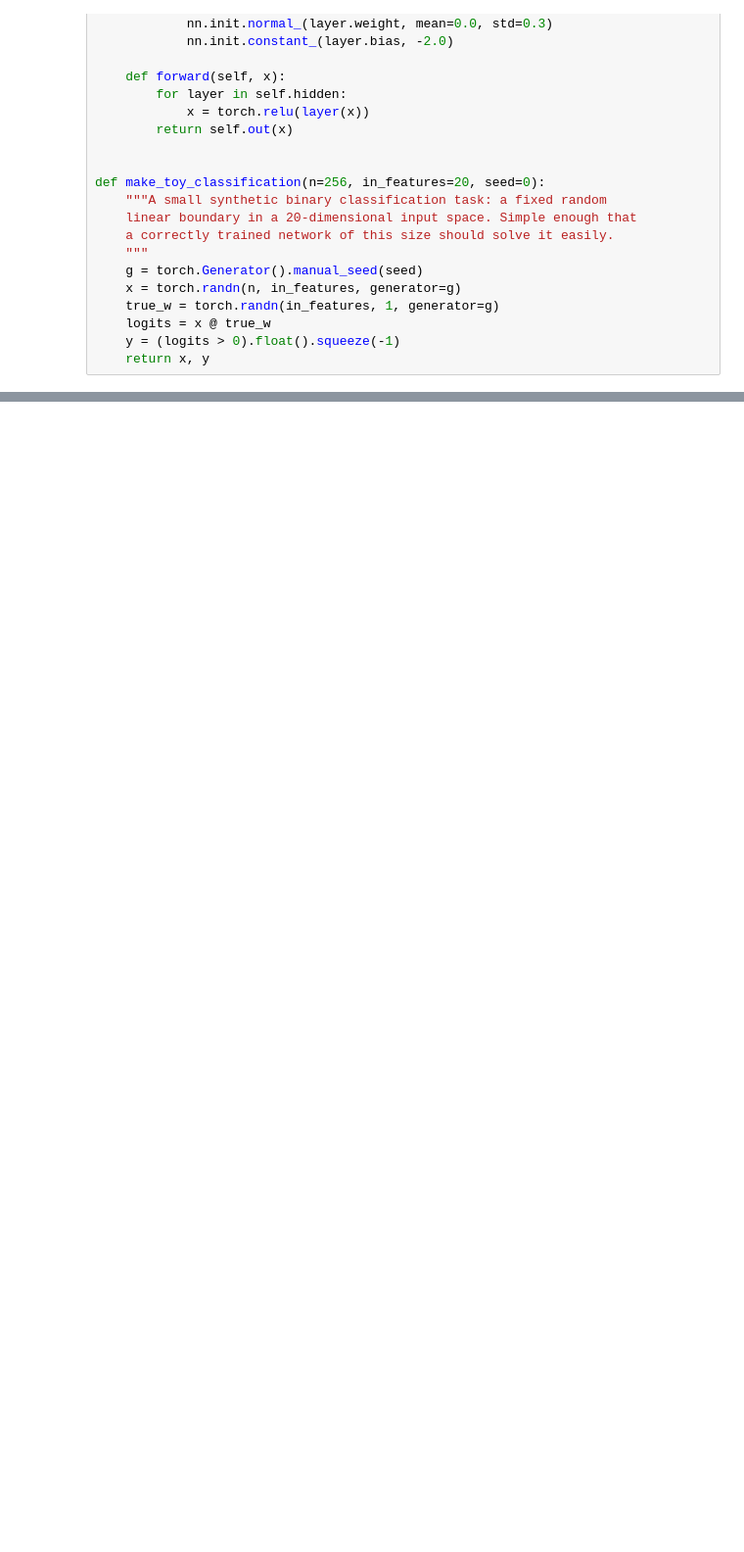
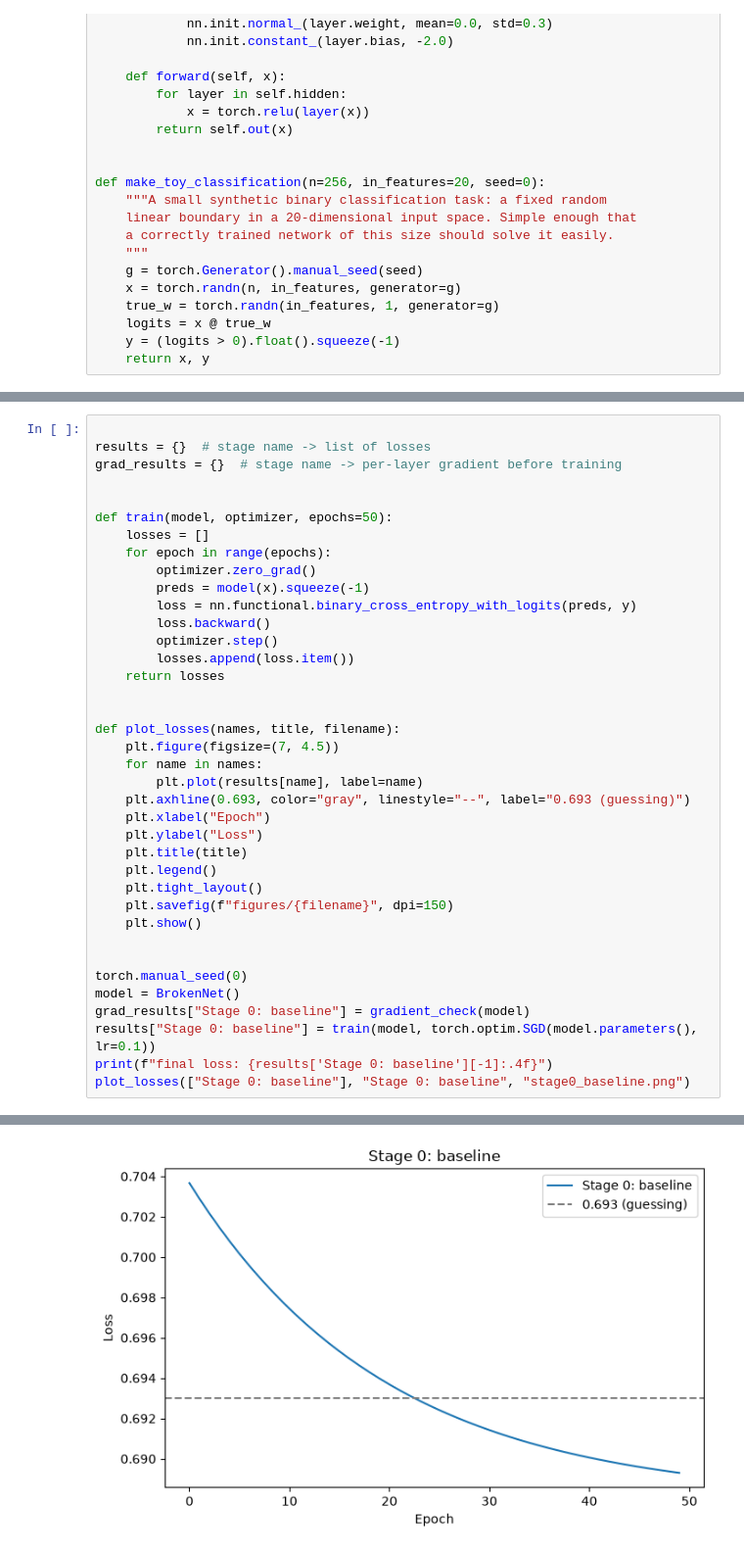
Before and after one commit to RjSalmonEng/AIGC-DeepLearning, a Jupyter notebook: Lab-2/Lab2.ipynb, the cells around one changed output, grey strips where cells are left out. Shown at 98% size. Drawn from its saved outputs; the diff is of its cells as text; blank space fills up the shorter version.

```diff
--- a/Lab-2/Lab2.ipynb
+++ b/Lab-2/Lab2.ipynb
@@ -63,0 +149,39 @@ print("actually moved away from that.")
+# %%
+
+results = {}  # stage name -> list of losses
+grad_results = {}  # stage name -> per-layer gradient before training
+
+
+def train(model, optimizer, epochs=50):
+    losses = []
+    for epoch in range(epochs):
+        optimizer.zero_grad()
+        preds = model(x).squeeze(-1)
+        loss = nn.functional.binary_cross_entropy_with_logits(preds, y)
+        loss.backward()
+        optimizer.step()
+        losses.append(loss.item())
+    return losses
+
+
+def plot_losses(names, title, filename):
+    plt.figure(figsize=(7, 4.5))
+    for name in names:
+        plt.plot(results[name], label=name)
+    plt.axhline(0.693, color="gray", linestyle="--", label="0.693 (guessing)")
+    plt.xlabel("Epoch")
+    plt.ylabel("Loss")
+    plt.title(title)
+    plt.legend()
+    plt.tight_layout()
+    plt.savefig(f"figures/{filename}", dpi=150)
+    plt.show()
+
+
+torch.manual_seed(0)
+model = BrokenNet()
+grad_results["Stage 0: baseline"] = gradient_check(model)
+results["Stage 0: baseline"] = train(model, torch.optim.SGD(model.parameters(), lr=0.1))
+print(f"final loss: {results['Stage 0: baseline'][-1]:.4f}")
+plot_losses(["Stage 0: baseline"], "Stage 0: baseline", "stage0_baseline.png")
+# %% [output]
@@ -63,0 +189 @@ print("actually moved away from that.")
+[figure, added]
```
Also changed, not shown: parts of 8 cells of this notebook, 2 other files.
